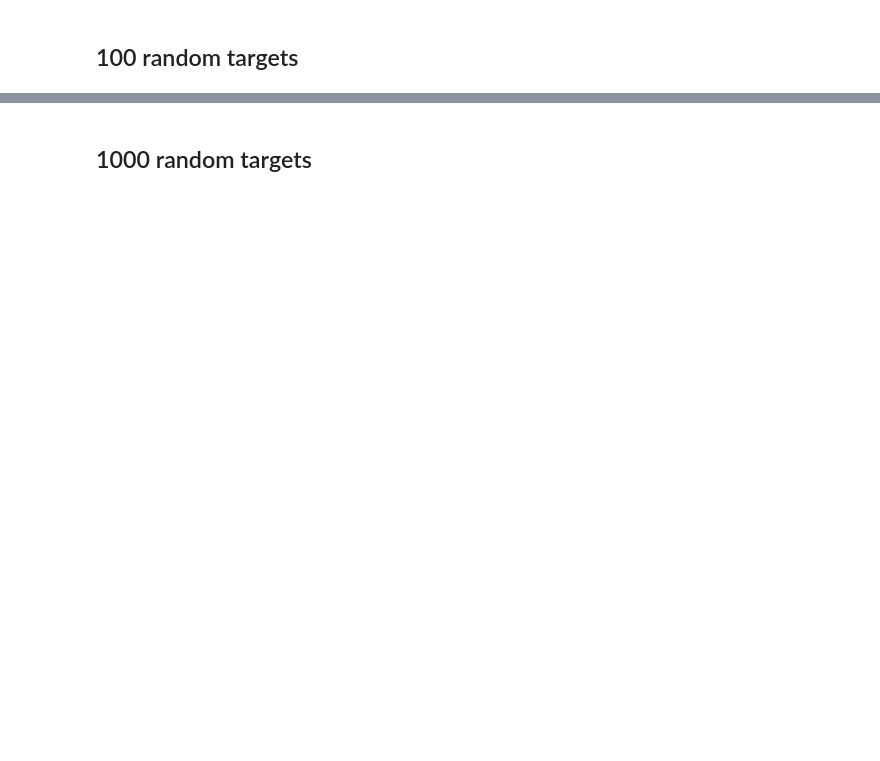
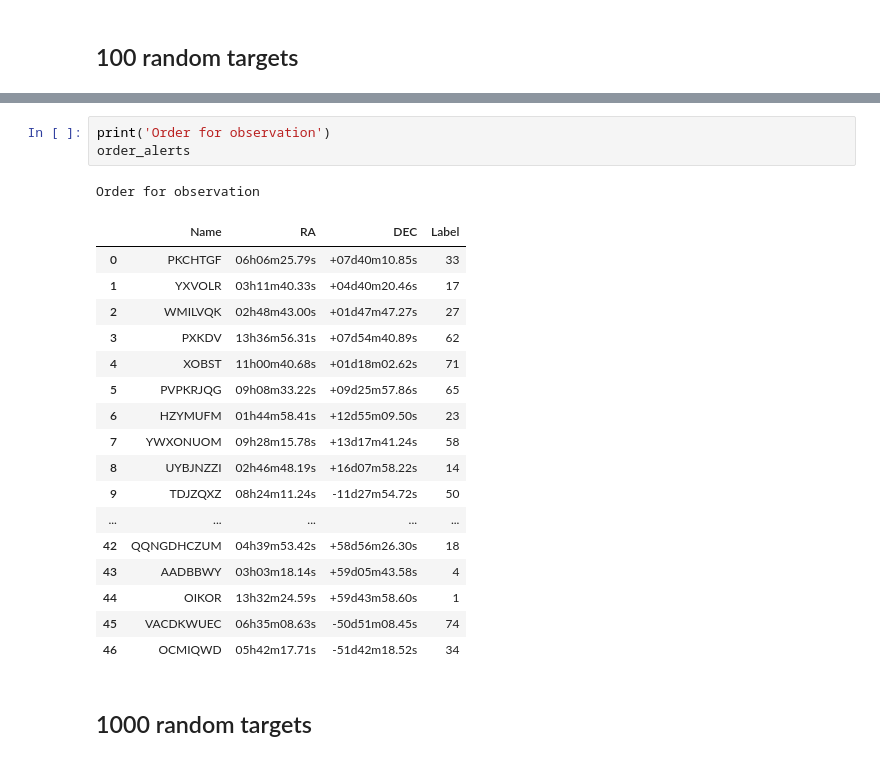
Before and after one commit to ccuellarn/Transient-Operation, a Jupyter notebook: Sketch.ipynb, the cells around one changed output, grey strips where cells are left out. Drawn from its saved outputs; the diff is of its cells as text; blank space fills up the shorter version.

```diff
--- a/Sketch.ipynb
+++ b/Sketch.ipynb
@@ -315,3 +351,25 @@ Order for observation
+# %%
+print('Order for observation')
+order_alerts
+# %% [output]
+Order for observation
+|  | Name | RA | DEC | Label |
+| 0 | PKCHTGF | 06h06m25.79s | +07d40m10.85s | 33 |
+| 1 | YXVOLR | 03h11m40.33s | +04d40m20.46s | 17 |
+| 2 | WMILVQK | 02h48m43.00s | +01d47m47.27s | 27 |
+| 3 | PXKDV | 13h36m56.31s | +07d54m40.89s | 62 |
+| 4 | XOBST | 11h00m40.68s | +01d18m02.62s | 71 |
+| 5 | PVPKRJQG | 09h08m33.22s | +09d25m57.86s | 65 |
+| 6 | HZYMUFM | 01h44m58.41s | +12d55m09.50s | 23 |
+| 7 | YWXONUOM | 09h28m15.78s | +13d17m41.24s | 58 |
+| 8 | UYBJNZZI | 02h46m48.19s | +16d07m58.22s | 14 |
+| 9 | TDJZQXZ | 08h24m11.24s | -11d27m54.72s | 50 |
+| ... | ... | ... | ... | ... |
+| 42 | QQNGDHCZUM | 04h39m53.42s | +58d56m26.30s | 18 |
+| 43 | AADBBWY | 03h03m18.14s | +59d05m43.58s | 4 |
+| 44 | OIKOR | 13h32m24.59s | +59d43m58.60s | 1 |
+| 45 | VACDKWUEC | 06h35m08.63s | -50d51m08.45s | 74 |
+| 46 | OCMIQWD | 05h42m17.71s | -51d42m18.52s | 34 |
 # %% [markdown]
 ## 1000 random targets
 # %%
```
Also changed, not shown: parts of 11 cells of this notebook.
